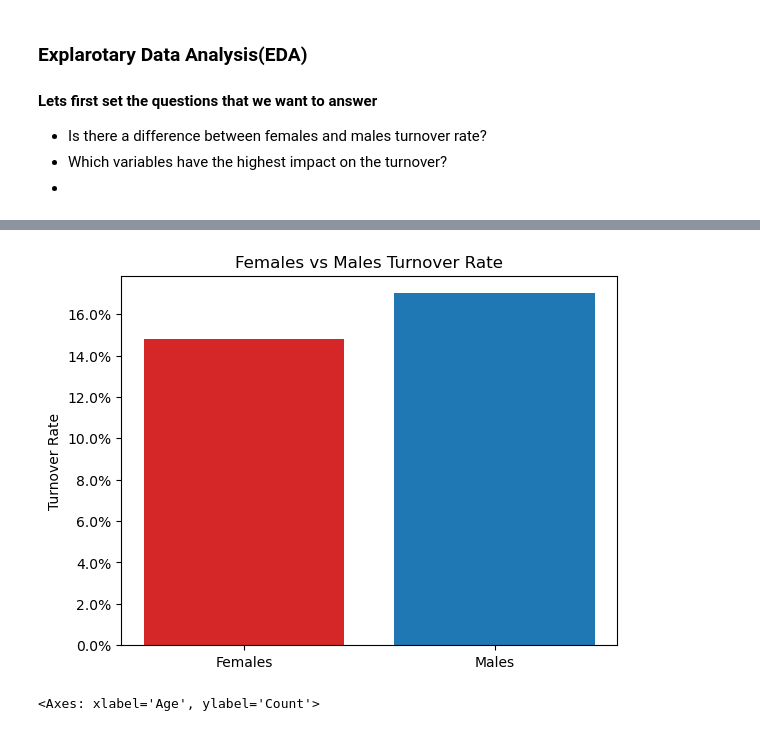
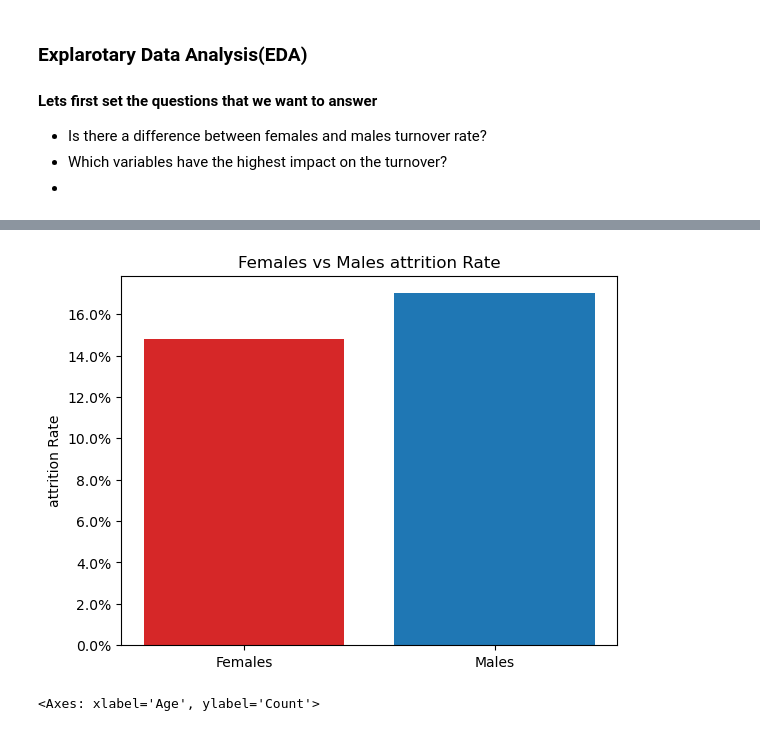
Before and after one commit to k-alnuaimi/employee-attrition-prediction, a Jupyter notebook: employee-turnover-prediction.ipynb, the cells around one changed output, grey strips where cells are left out. Cells and saved outputs as stored; diff of their text form; code cells hidden in the pictures.

```diff
--- a/employee-turnover-prediction.ipynb
+++ b/employee-turnover-prediction.ipynb
@@ -46,8 +49,8 @@ dtype: int64
 #dropping columns with only 1 unique value
 df.drop(columns=['EmployeeCount','Over18','StandardHours'],inplace=True)
 # %%
-#dropping unneccessary columns
-df.drop(columns=['DailyRate','HourlyRate','MonthlyRate','EmployeeNumber'],inplace=True)
+#dropping unneccessary columns or columns I don't understand their prupose or their values
+df.drop(columns=['DailyRate','HourlyRate','MonthlyRate','EmployeeNumber','StockOptionLevel'],inplace=True)
 # %%
 #Changing Yes and No from Attrition column to 1 and 0
 df['Attrition'] = df['Attrition'].map({"Yes":1,"No":0})
@@ -110,19 +112,19 @@ Text(0, 0.5, 'Count')
 # %%
-male_turnover_rate = df[df['Gender'] == 'Male']['Attrition'].value_counts()[1]/df[df['Gender'] == 'Male'].shape[0] *100
-female_turnover_rate = df[df['Gender'] == 'Female']['Attrition'].value_counts()[1]/df[df['Gender'] == 'Female'].shape[0]*100
+male_attrition_rate = df[df['Gender'] == 'Male']['Attrition'].value_counts()[1]/df[df['Gender'] == 'Male'].shape[0] *100
+female_attrition_rate = df[df['Gender'] == 'Female']['Attrition'].value_counts()[1]/df[df['Gender'] == 'Female'].shape[0]*100
 fig, axes = plt.subplots()
 bar_labels = ['red', 'blue']
 bar_colors = ['tab:red', 'tab:blue']
 
-axes.bar(['Females','Males'], [female_turnover_rate,male_turnover_rate], label=bar_labels, color=bar_colors)
+axes.bar(['Females','Males'], [female_attrition_rate,male_attrition_rate], label=bar_labels, color=bar_colors)
 
-axes.set_ylabel('Turnover Rate')
-axes.set_title('Females vs Males Turnover Rate')
+axes.set_ylabel('attrition Rate')
+axes.set_title('Females vs Males attrition Rate')
 axes.yaxis.set_major_formatter(mtick.PercentFormatter())
 
 plt.show()
 # %% [output]
-[figure, old version]
+[figure, new version]
 # %%
 
 #Age Distribution
```
Also changed, not shown: parts of 28 cells of this notebook, 1 other file.
